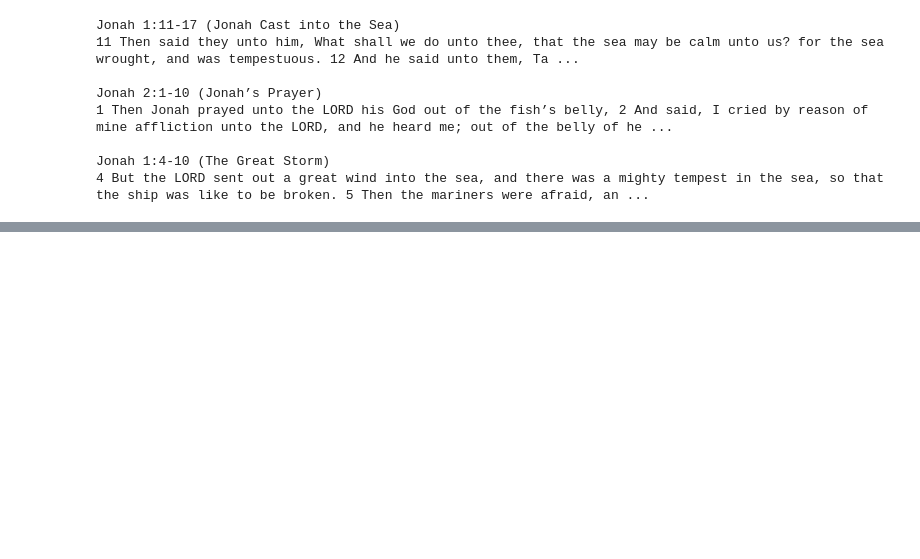
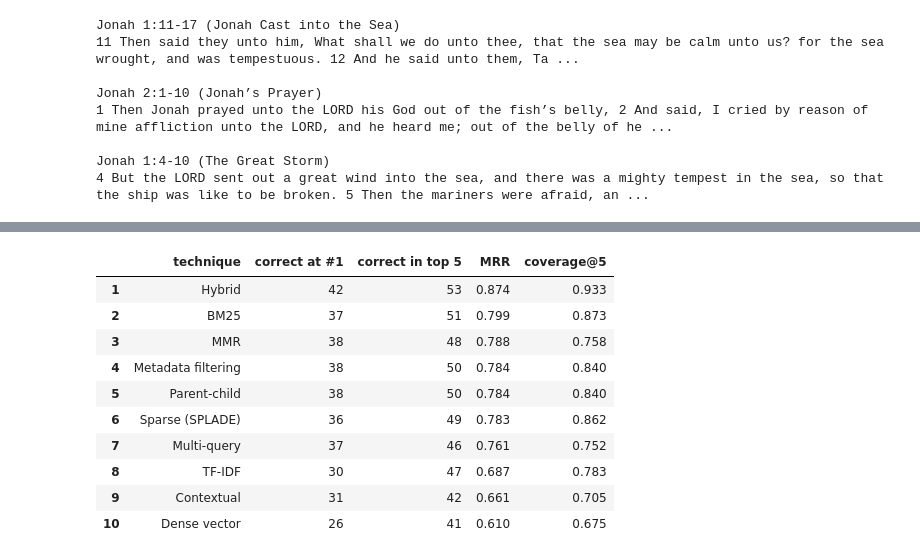
Before and after one commit to Gifted199/KJV-Bible-web-app, a Jupyter notebook: RAG_Retrieval_walkthrough.ipynb, the cells around one changed output, grey strips where cells are left out. Saved outputs shown, nothing was run; the diff lists cells and outputs as text; code cells hidden in the pictures; blank space fills up the shorter version.

Commit message:
Compared ten retrieval technniques and choose Hybrid

```diff
--- a/RAG_Retrieval_walkthrough.ipynb
+++ b/RAG_Retrieval_walkthrough.ipynb
@@ -332,0 +368,19 @@ These misses point to the next steps in the project structure:
+# %%
+from app.main import compare_techniques
+from app.techniques import DESCRIPTIONS, build_techniques
+
+techniques = build_techniques(DATA_DIR)
+overall, by_type = compare_techniques(techniques, questions)
+overall
+# %% [output]
+|  | technique | correct at #1 | correct in top 5 | MRR | coverage@5 |
+| 1 | Hybrid | 42 | 53 | 0.874 | 0.933 |
+| 2 | BM25 | 37 | 51 | 0.799 | 0.873 |
+| 3 | MMR | 38 | 48 | 0.788 | 0.758 |
+| 4 | Metadata filtering | 38 | 50 | 0.784 | 0.840 |
+| 5 | Parent-child | 38 | 50 | 0.784 | 0.840 |
+| 6 | Sparse (SPLADE) | 36 | 49 | 0.783 | 0.862 |
+| 7 | Multi-query | 37 | 46 | 0.761 | 0.752 |
+| 8 | TF-IDF | 30 | 47 | 0.687 | 0.783 |
+| 9 | Contextual | 31 | 42 | 0.661 | 0.705 |
+| 10 | Dense vector | 26 | 41 | 0.610 | 0.675 |
```
Also changed, not shown: parts of 14 cells of this notebook, 18 other files.
